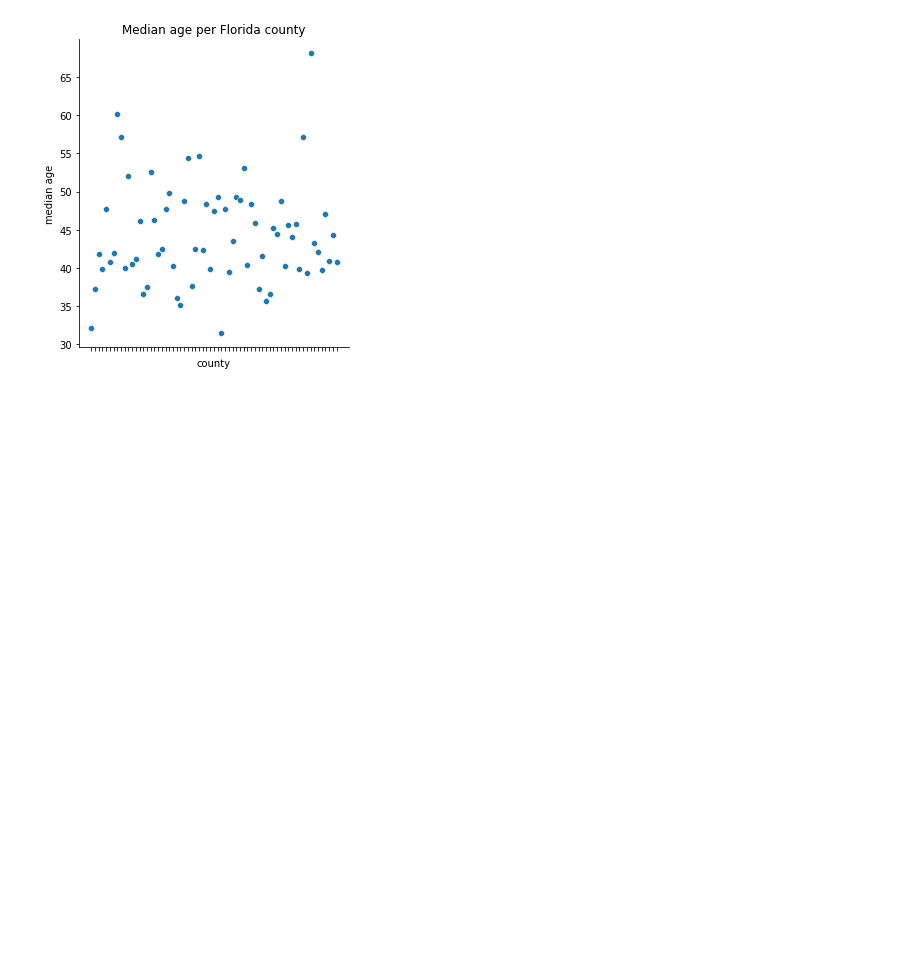
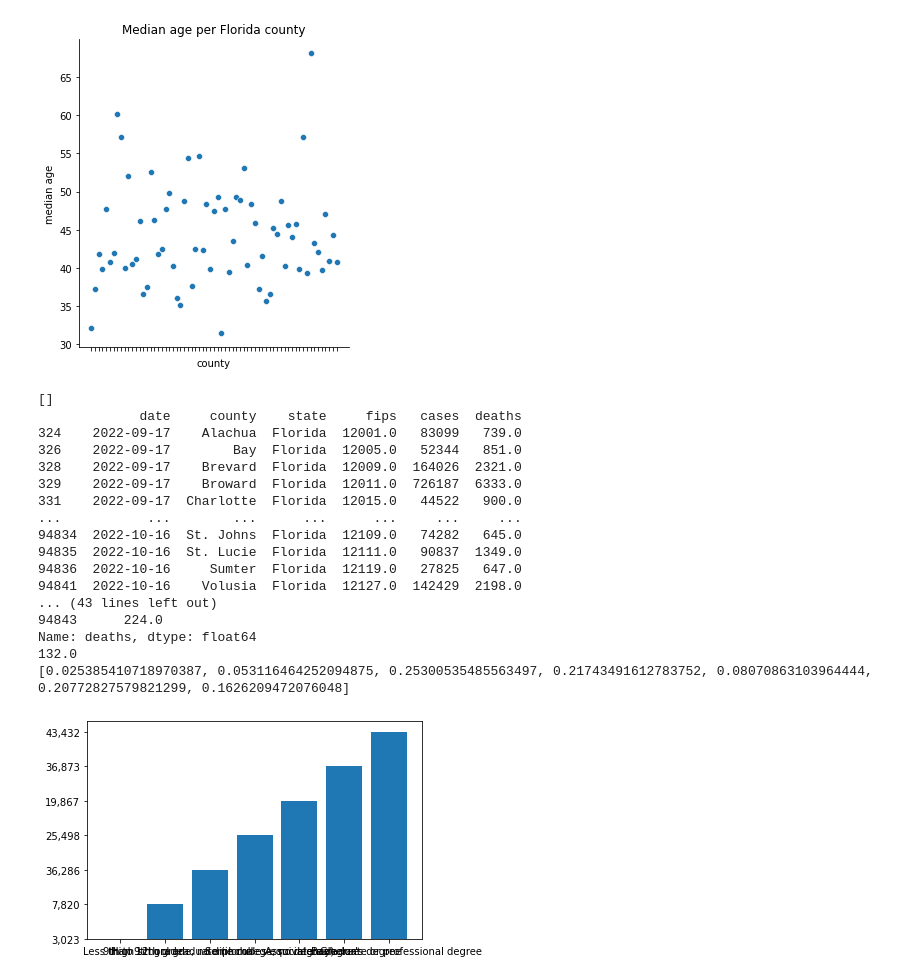
Before and after one commit to traceymoyston/Che2410_Project1, a Jupyter notebook: MoystonTracey_datavisulaisation.ipynb, the cells around one changed output. Cells and saved outputs as stored; diff of their text form; code cells hidden in the pictures; blank space fills up the shorter version.

```diff
--- a/MoystonTracey_datavisulaisation.ipynb
+++ b/MoystonTracey_datavisulaisation.ipynb
@@ -37,3 +40,79 @@ sns.relplot(data=newdata2["MEDIAN_AGE_TOT"], x=newdata2["CTYNAME"], y=newdata2["
 # %% [output]
 <seaborn.axisgrid.FacetGrid at 0x...>
 [figure]
+# %%
+#Education data - looking at the 5 categories
+#normalized to the total population
+
+eddat2.columns = eddat2.columns.str.replace('County, Florida!!Total!!Estimate','')
+
+totpop=[int(i.replace(",","")) for i in eddat2.iloc[6,1:]];
+hs_data=[int(i.replace(",","")) for i in eddat2.iloc[10,1:]]
+# less_9=
+
+plt.bar(eddat2.iloc[7:14,0],eddat2.iloc[7:14,1])
+
+norm_hs=[];
+
+
+for i in range(1,len(totpop)):
+    norm_hs.append((hs_data[i]/totpop[i]))
+
+# holder=[];
+# for i in :
+#     holder.drop
+
+
+
+
+
+print(list(newdata[newdata['county']=="Baker"].index))
+
+newdata3=[];
+for j in newdata["county"]:
+    k=j+' '
+    b=list(newdata[newdata['county']==j].index)
+    if k not in list(eddat2.columns):
+        newdata=newdata.drop(b)
+
+print(newdata)
+
+v=np.max(newdata["deaths"])
+print(newdata.iloc[(1230-41):1231,5])
+g=newdata.iloc[(1230-41):1231,5]
+
+z=np.min(g)
+print(z)
+
+f=newdata[newdata['deaths']==v].index
+d=newdata[newdata['deaths']==z].index
+countymax=newdata.loc[f[-1]].at["county"]
+countymin=newdata.loc[d[-1]].at["county"]
+
+
+# print(eddat2[countymax+' '])
+# print(eddat2[countymin+' '])
+
+md_eddat=[int(eddat2[countymax+' '][i].replace(",",""))/int(eddat2[countymax+' '][6].replace(",","")) for i in range(7,14)]
+# print(md_eddat)
+mon_eddat=[int(eddat2[countymin+' '][i].replace(",",""))/int(eddat2[countymin+' '][6].replace(",","")) for i in range(7,14)]
+print(mon_eddat)
+# %% [output]
+[]
+             date     county    state     fips   cases  deaths
+324    2022-09-17    Alachua  Florida  12001.0   83099   739.0
+326    2022-09-17        Bay  Florida  12005.0   52344   851.0
+328    2022-09-17    Brevard  Florida  12009.0  164026  2321.0
+329    2022-09-17    Broward  Florida  12011.0  726187  6333.0
+331    2022-09-17  Charlotte  Florida  12015.0   44522   900.0
+...           ...        ...      ...      ...     ...     ...
+94834  2022-10-16  St. Johns  Florida  12109.0   74282   645.0
+94835  2022-10-16  St. Lucie  Florida  12111.0   90837  1349.0
+94836  2022-10-16     Sumter  Florida  12119.0   27825   647.0
+94841  2022-10-16    Volusia  Florida  12127.0  142429  2198.0
+... (43 lines left out)
+94843      224.0
+Name: deaths, dtype: float64
+132.0
+[0.025385410718970387, 0.053116464252094875, 0.25300535485563497, 0.21743491612783752, 0.08070863103964444, 0.20772827579821299, 0.1626209472076048]
+[figure, added]
```
Also changed, not shown: parts of 4 cells of this notebook.
